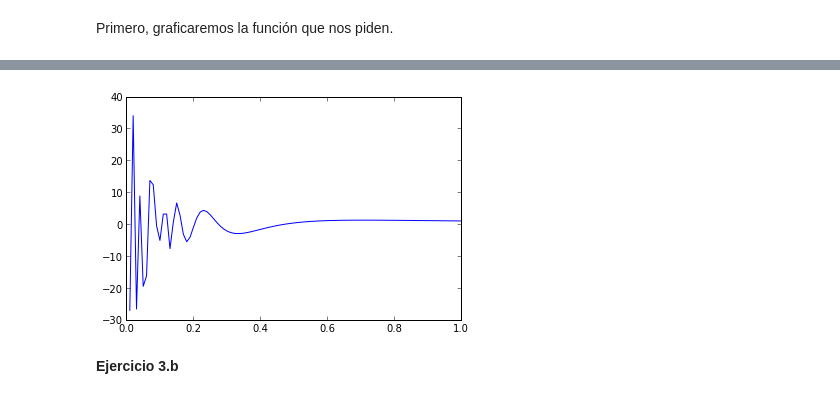
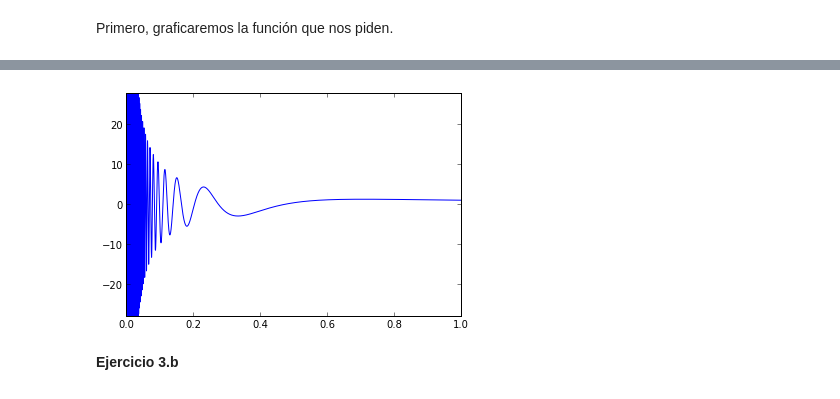
Before and after one commit to AsTLAN/tareas, a Jupyter notebook: Tarea-02-AsTLAN.ipynb, the cells around one changed output, grey strips where cells are left out. Cells and saved outputs as stored; diff of their text form; code cells hidden in the pictures.

Commit message:
se mejora la imagen del ejercicio 3

```diff
--- a/Tarea-02-AsTLAN.ipynb
+++ b/Tarea-02-AsTLAN.ipynb
@@ -115,6 +115,6 @@ Primero, graficaremos la función que nos piden.
 import numpy as np
 # %%
 def f(x):
-    return (np.cos((np.log(x))/(float(x))))/(float(x))
+    return np.cos(np.log(x)/x)/x
 # %%
-zgraf = np.linspace(.01,1,100)
+x = np.linspace(.000000001,1,100000)
@@ -143,11 +121,14 @@ $$\begin{bmatrix}-27.029059477, & 34.0230140766, & -26.6098806111, & 8.836866417
+# %%
+y = f(x)
 # %%
 %matplotlib inline
 from matplotlib import pyplot as plt
 plt.figure()
-plt.plot(zgraf,ygraf)
+plt.axis([0.,1.,-28.,28.])
+plt.plot(x,y)
 plt.show()
 # %% [output]
-[figure, old version]
+[figure, new version]
 # %% [markdown]
 **Ejercicio 3.b**
 # %% [markdown]
```
Also changed, not shown: parts of 9 cells of this notebook.
